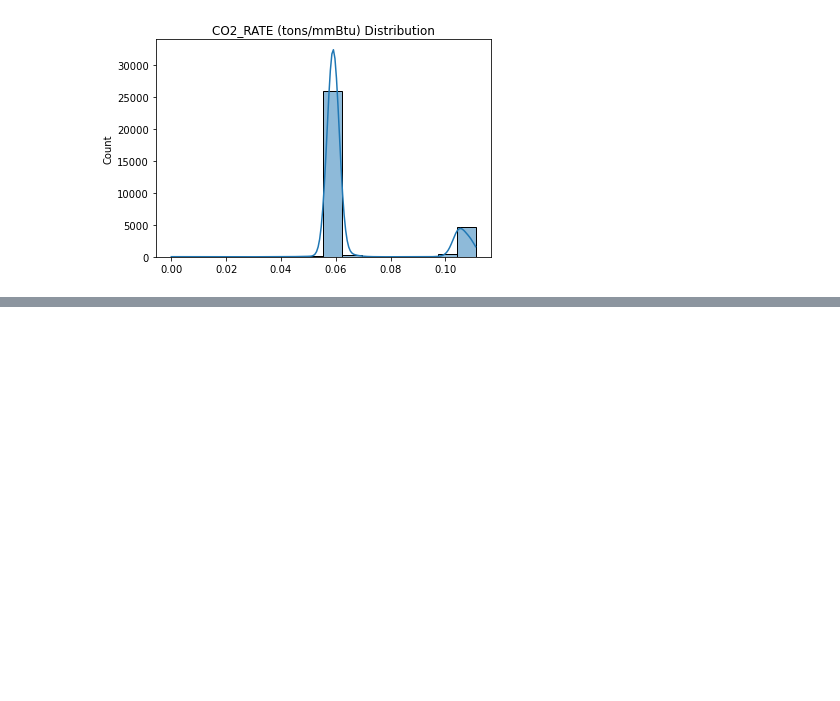
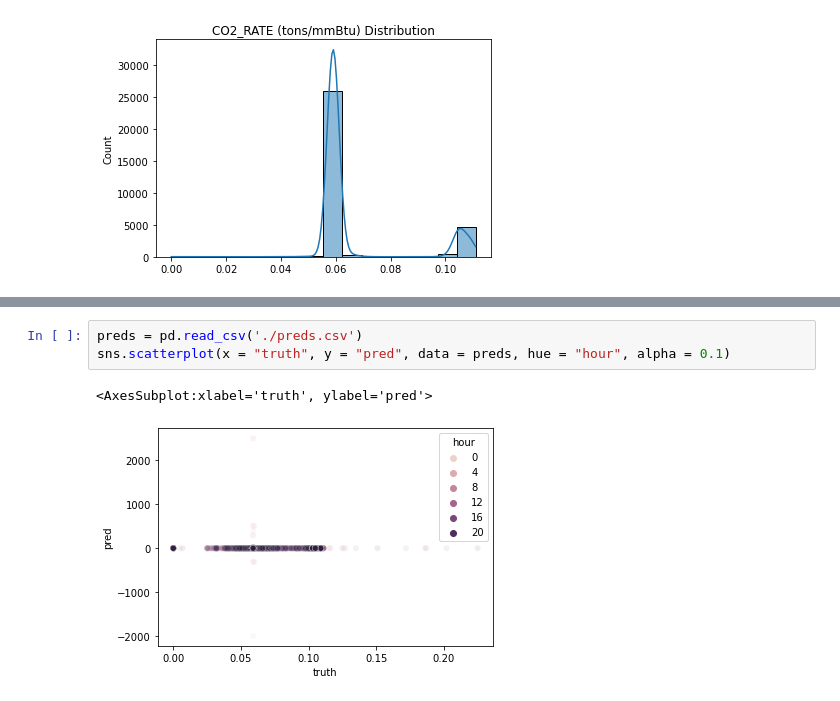
Before and after one commit to alberlin232/ML-Energy-Capstone, a Jupyter notebook: pollution/preds/CO2 LInReg.ipynb, the cells around one changed output, grey strips where cells are left out. Saved outputs shown, nothing was run; the diff lists cells and outputs as text; blank space fills up the shorter version.

```diff
--- a/pollution/preds/CO2 LInReg.ipynb
+++ b/pollution/preds/CO2 LInReg.ipynb
@@ -99,0 +128,6 @@ plt.savefig("CO2_LinReg.png", background="white")
+# %%
+preds = pd.read_csv('./preds.csv')
+sns.scatterplot(x = "truth", y = "pred", data = preds, hue = "hour", alpha = 0.1)
+# %% [output]
+<AxesSubplot:xlabel='truth', ylabel='pred'>
+[figure, added]
```
Also changed, not shown: parts of 11 cells of this notebook, 5 other files.
